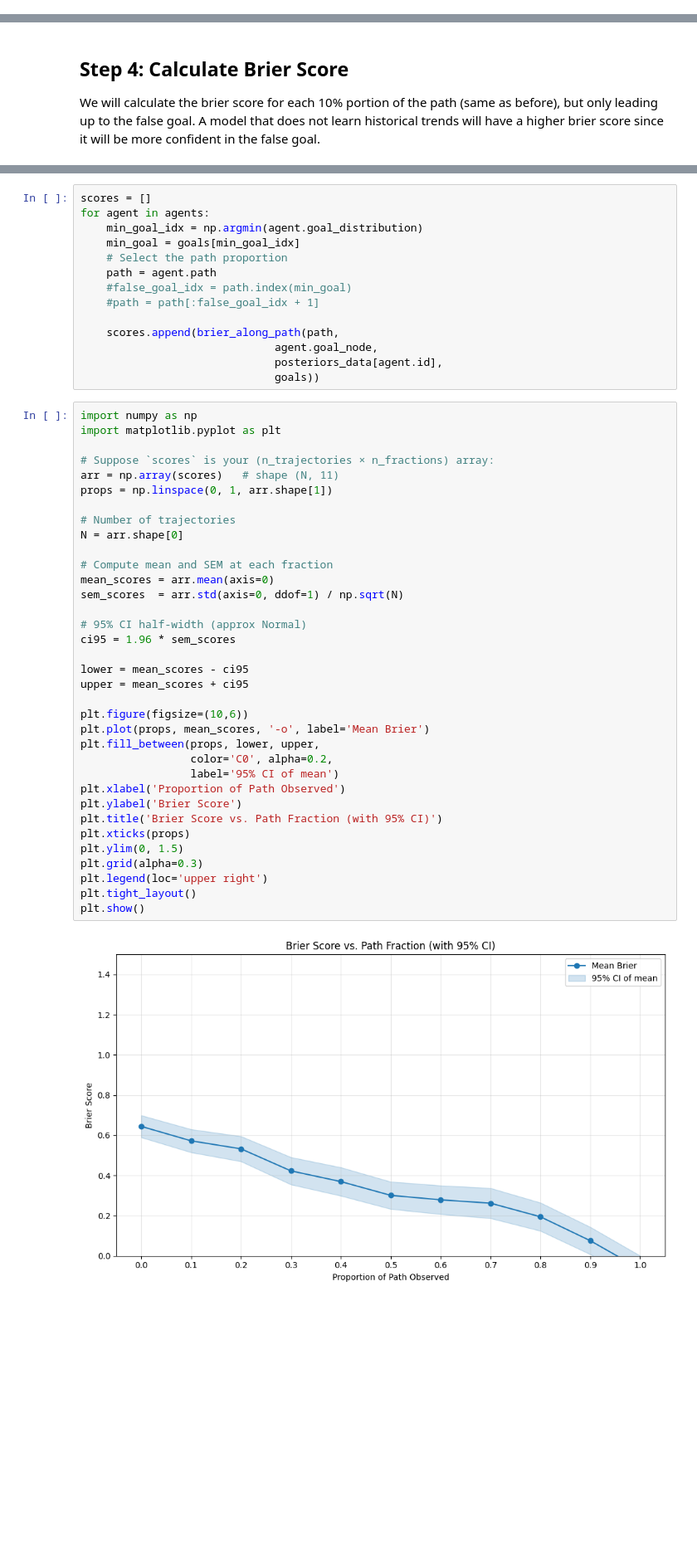
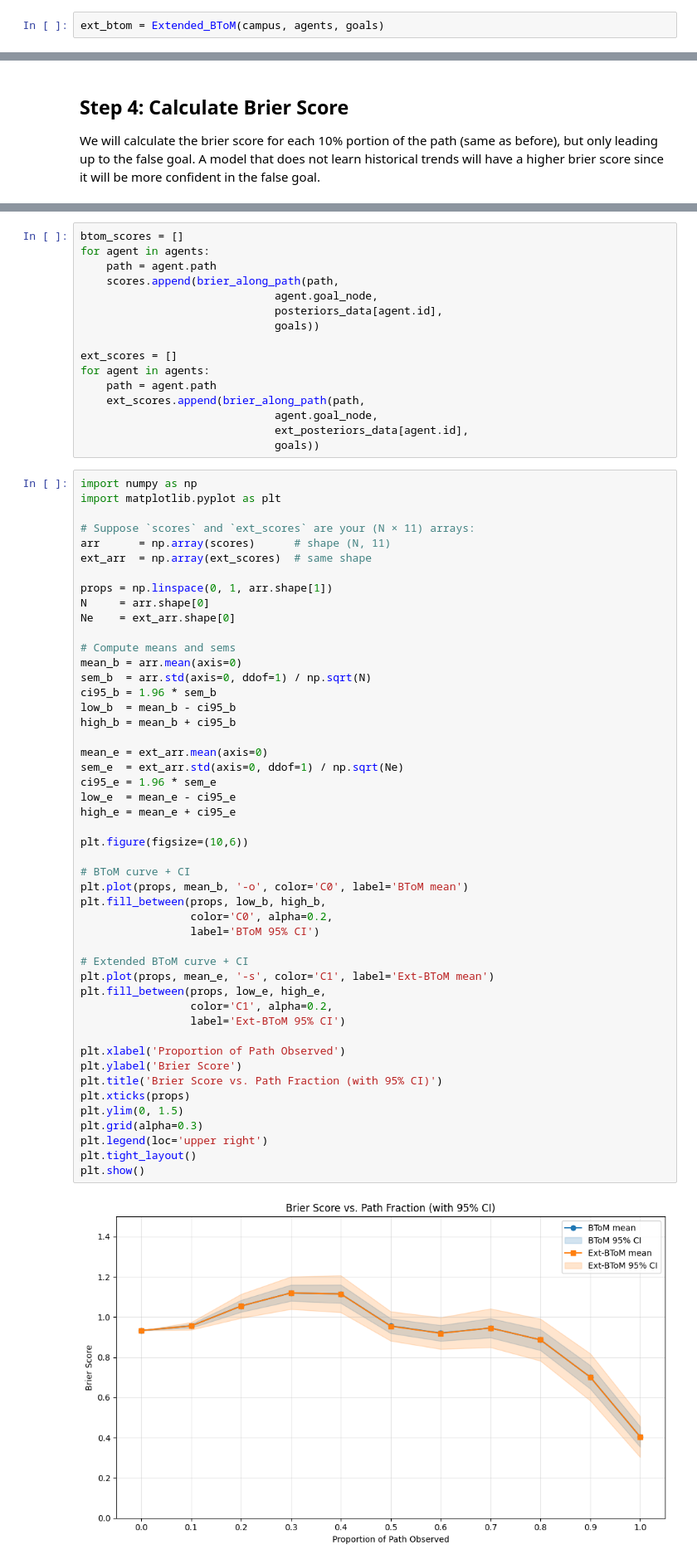
Before and after one commit to NigelDoering/Theory-of-mind, a Jupyter notebook: notebooks/Campus_Experiment_1.ipynb, the cells around one changed output, grey strips where cells are left out. Shown at 83% size. Drawn from its saved outputs; the diff is of its cells as text; blank space fills up the shorter version.

```diff
--- a/notebooks/Campus_Experiment_1.ipynb
+++ b/notebooks/Campus_Experiment_1.ipynb
@@ -240,0 +256,2 @@ btom.reset_posteriors()
+# %%
+ext_btom = Extended_BToM(campus, agents, goals)
@@ -294,54 +272,69 @@ def brier_along_path(path, true_goal, posteriors_by_step, goals):
 # %%
-scores = []
+btom_scores = []
 for agent in agents:
-    min_goal_idx = np.argmin(agent.goal_distribution)
-    min_goal = goals[min_goal_idx]
-    # Select the path proportion
     path = agent.path
-    #false_goal_idx = path.index(min_goal)
-    #path = path[:false_goal_idx + 1]
-
     scores.append(brier_along_path(path,
                               agent.goal_node,
                               posteriors_data[agent.id],
                               goals))
+
+ext_scores = []
+for agent in agents:
+    path = agent.path
+    ext_scores.append(brier_along_path(path,
+                              agent.goal_node,
+                              ext_posteriors_data[agent.id],
+                              goals))
 # %%
 import numpy as np
 import matplotlib.pyplot as plt
 
-# Suppose `scores` is your (n_trajectories × n_fractions) array:
-arr = np.array(scores)   # shape (N, 11)
+# Suppose `scores` and `ext_scores` are your (N × 11) arrays:
+arr      = np.array(scores)      # shape (N, 11)
+ext_arr  = np.array(ext_scores)  # same shape
+
 props = np.linspace(0, 1, arr.shape[1])
+N     = arr.shape[0]
+Ne    = ext_arr.shape[0]
 
-# Number of trajectories
-N = arr.shape[0]
+# Compute means and sems
+mean_b = arr.mean(axis=0)
+sem_b  = arr.std(axis=0, ddof=1) / np.sqrt(N)
+ci95_b = 1.96 * sem_b
+low_b  = mean_b - ci95_b
+high_b = mean_b + ci95_b
 
-# Compute mean and SEM at each fraction
-mean_scores = arr.mean(axis=0)
-sem_scores  = arr.std(axis=0, ddof=1) / np.sqrt(N)
-
-# 95% CI half‐width (approx Normal)
-ci95 = 1.96 * sem_scores
-
-lower = mean_scores - ci95
-upper = mean_scores + ci95
+mean_e = ext_arr.mean(axis=0)
+sem_e  = ext_arr.std(axis=0, ddof=1) / np.sqrt(Ne)
+ci95_e = 1.96 * sem_e
+low_e  = mean_e - ci95_e
+high_e = mean_e + ci95_e
 
 plt.figure(figsize=(10,6))
-plt.plot(props, mean_scores, '-o', label='Mean Brier')
-plt.fill_between(props, lower, upper,
+
+# BToM curve + CI
+plt.plot(props, mean_b, '-o', color='C0', label='BToM mean')
+plt.fill_between(props, low_b, high_b,
                  color='C0', alpha=0.2,
-                 label='95% CI of mean')
+                 label='BToM 95% CI')
+
+# Extended BToM curve + CI
+plt.plot(props, mean_e, '-s', color='C1', label='Ext-BToM mean')
+plt.fill_between(props, low_e, high_e,
+                 color='C1', alpha=0.2,
+                 label='Ext-BToM 95% CI')
+
 plt.xlabel('Proportion of Path Observed')
 plt.ylabel('Brier Score')
 plt.title('Brier Score vs. Path Fraction (with 95% CI)')
 plt.xticks(props)
 plt.ylim(0, 1.5)
 plt.grid(alpha=0.3)
 plt.legend(loc='upper right')
 plt.tight_layout()
 plt.show()
 # %% [output]
-[figure, old version]
+[figure, new version]
 # %%
 def fooled_score(true_goal, p_dist, false_goal):
     """
```
Also changed, not shown: parts of 13 cells of this notebook, 1 other file.
